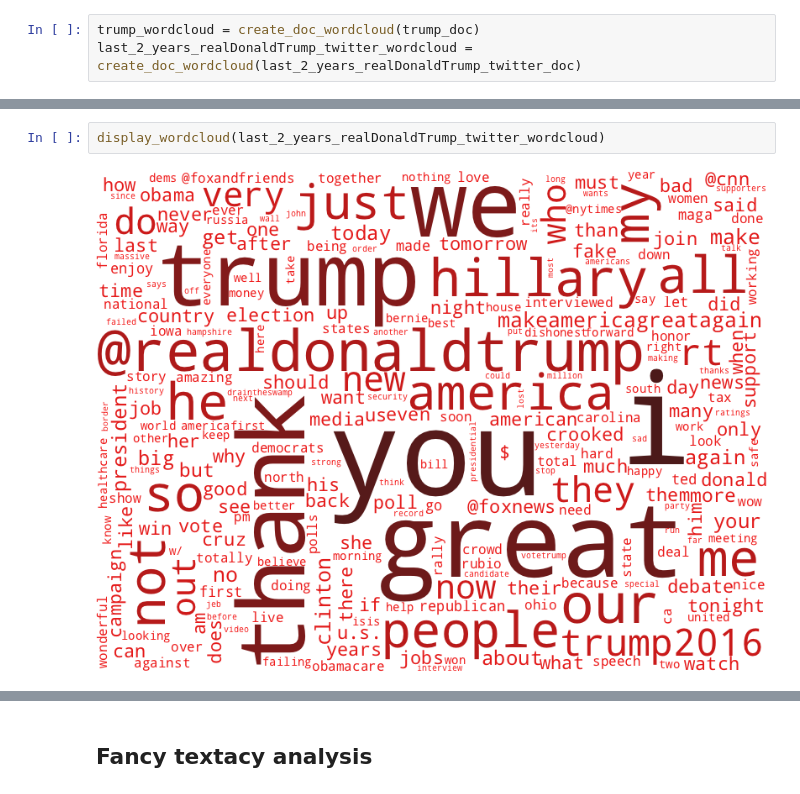
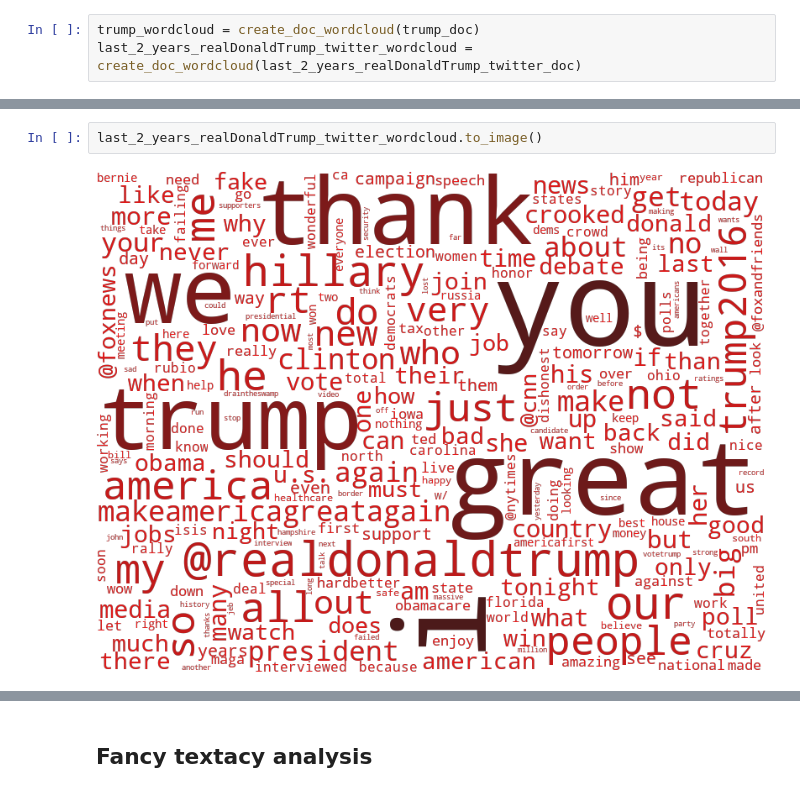
Before and after one commit to chbrown/presidents, a Jupyter notebook: notebooks/Inaugural-Shift.ipynb, the cells around one changed output, grey strips where cells are left out. Cells and saved outputs as stored; diff of their text form.

```diff
--- a/notebooks/Inaugural-Shift.ipynb
+++ b/notebooks/Inaugural-Shift.ipynb
@@ -985,6 +976,6 @@ INFO:presidents:Wrote wordcloud to "/Users/chbrown/github/presidents/notebooks/I
-# %%
-display_wordcloud(last_2_years_realDonaldTrump_twitter_wordcloud)
-# %% [output]
-[figure, removed]
+# %%
+last_2_years_realDonaldTrump_twitter_wordcloud.to_image()
+# %% [output]
+[figure, added]
 # %%
 export_wordcloud_pdf(last_2_years_realDonaldTrump_twitter_wordcloud, '03_wordcloud-Trump_tweets-N=250.pdf')
```
Also changed, not shown: parts of 27 cells of this notebook, 2 other files.
